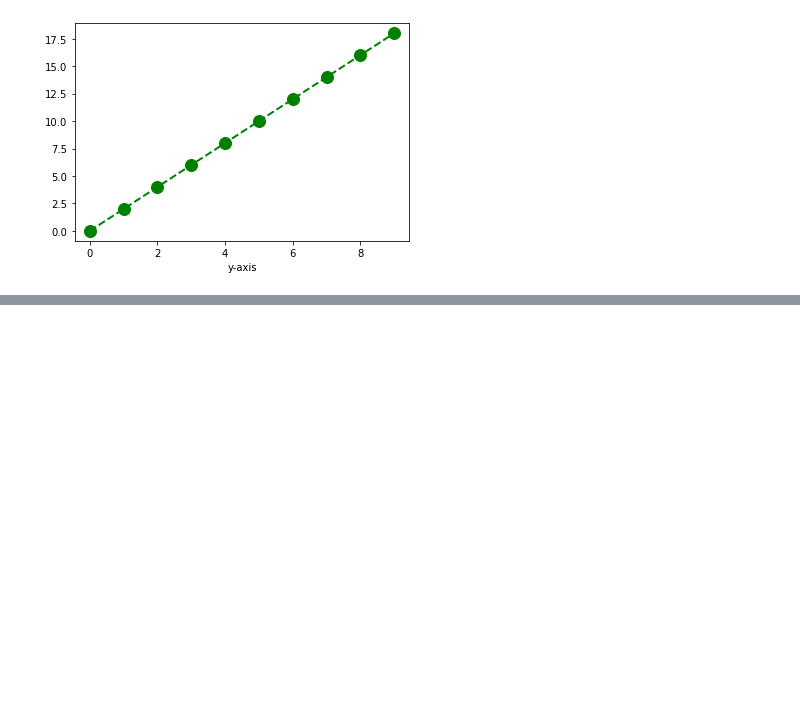
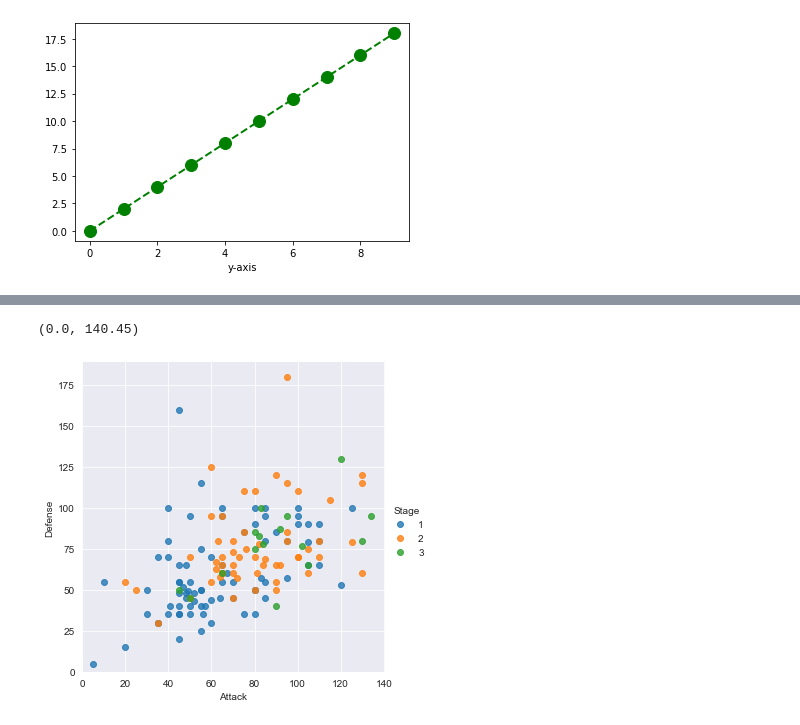
Before and after one commit to uday625/ML, a Jupyter notebook: Plot.ipynb, the cells around one changed output, grey strips where cells are left out. Saved outputs shown, nothing was run; the diff lists cells and outputs as text; code cells hidden in the pictures; blank space fills up the shorter version.

```diff
--- a/Plot.ipynb
+++ b/Plot.ipynb
@@ -50,0 +85,12 @@ UnicodeDecodeError: 'utf-8' codec can't decode byte 0xff in position 7: invalid
+# %%
+# Plot using Seaborn
+sns.lmplot(x='Attack', y='Defense', data=df,
+           fit_reg=False,
+           hue='Stage')
+
+# Tweak using Matplotlib
+plt.ylim(0, None)
+plt.xlim(0, None)
+# %% [output]
+(0.0, 140.45)
+[figure, added]
```
Also changed, not shown: parts of 31 cells of this notebook, 1 other file.
